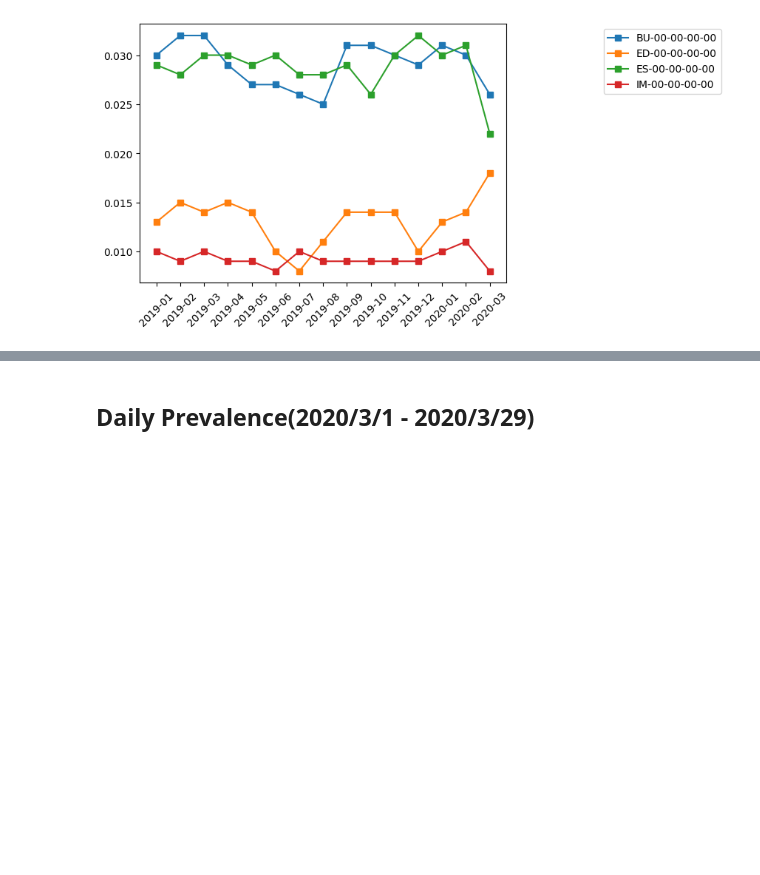
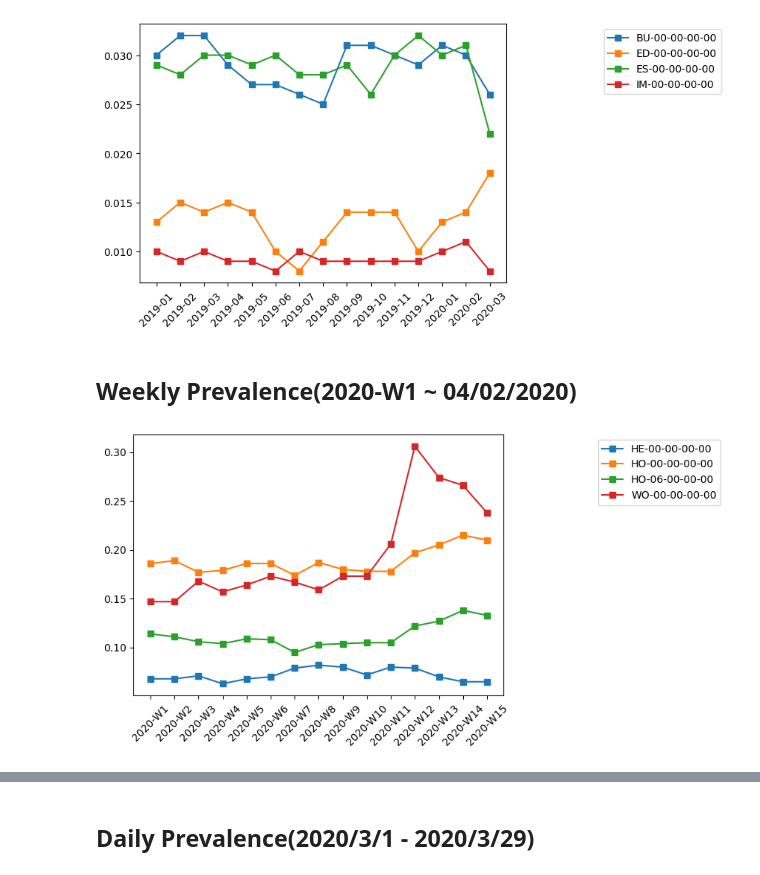
Before and after one commit to heeh/legal_advice, a Jupyter notebook: predictor.ipynb, the cells around one changed output, grey strips where cells are left out. Saved outputs shown, nothing was run; the diff lists cells and outputs as text; code cells hidden in the pictures; blank space fills up the shorter version.

```diff
--- a/predictor.ipynb
+++ b/predictor.ipynb
@@ -747,3 +1056,44 @@ plot_prev_monthly('monthly_3.png', ["TR-00-00-00-00","TR-01-00-00-00","TR-05-00-
 plot_prev_monthly('monthly_4.png', ["BU-00-00-00-00","ED-00-00-00-00","ES-00-00-00-00","IM-00-00-00-00"])
 # %% [output]
 [figure]
+# %% [markdown]
+## Weekly Prevalence(2020-W1 ~ 04/02/2020)
+# %%
+import freq_e
+
+def FREQ_E_WEEKLY(soft_dict, label_prior):
+    bucket = defaultdict()
+    freq_dict = defaultdict()
+
+    for i in range(len(docs)):
+        mt = docs[i]["week"]
+        if mt in bucket.keys():
+            bucket[mt].append(soft_dict[i])
+        else:
+            bucket[mt] = [soft_dict[i]]
+
+    # We collect keys only in weekly_num_docs
+    for k in weekly_num_docs.keys():
+        test_pred_probs = np.asarray(bucket[k])
+        out = freq_e.infer_freq_from_predictions(test_pred_probs, label_prior)
+        freq_dict[k] = out["point"]
+
+    return freq_dict
+
+def plot_prev_weekly(filename, class_list):
+    plt.gcf().subplots_adjust(bottom=0.15)
+    for cls in tqdm(class_list[:7]):
+        label_list = []
+        loadListFile("prevs/" + cls[:5], label_list)
+        hard_dict[cls] = label_list[0]
+        soft_dict[cls] = label_list[1]
+        #cc = CC(hard_dict[cls])
+        result = FREQ_E_WEEKLY(soft_dict[cls], 0.5)
+        plotDict(result, 45, "-s")
+    lgd = plt.legend(class_list, bbox_to_anchor=(1.6, 1), loc='upper right', ncol=1)
+    plt.savefig("figs/" + filename, bbox_extra_artists=(lgd,), bbox_inches='tight')
+    plt.show()
+# %%
+plot_prev_weekly('weekly_1.png', ["HE-00-00-00-00","HO-00-00-00-00","HO-06-00-00-00","WO-00-00-00-00"])
+# %% [output]
+[figure, added]
```
Also changed, not shown: parts of 28 cells of this notebook, 26 other files.
